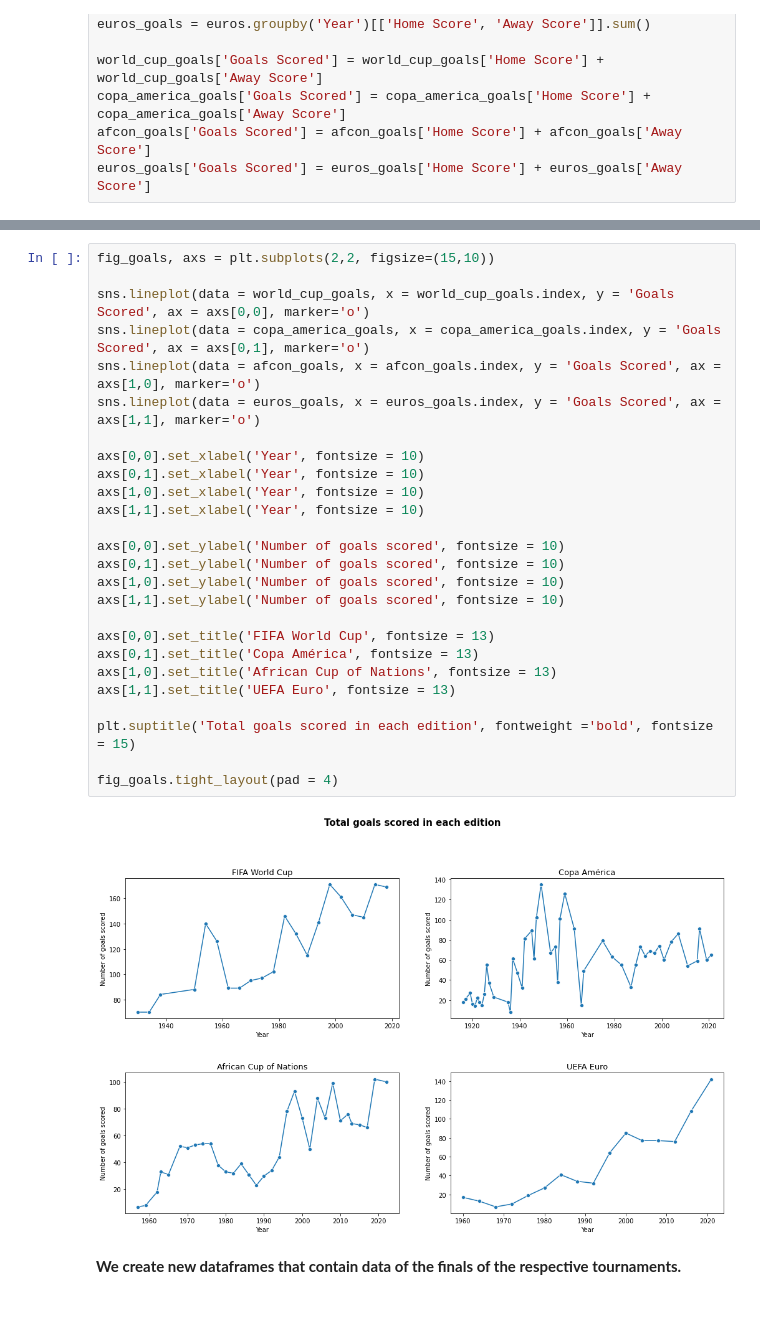
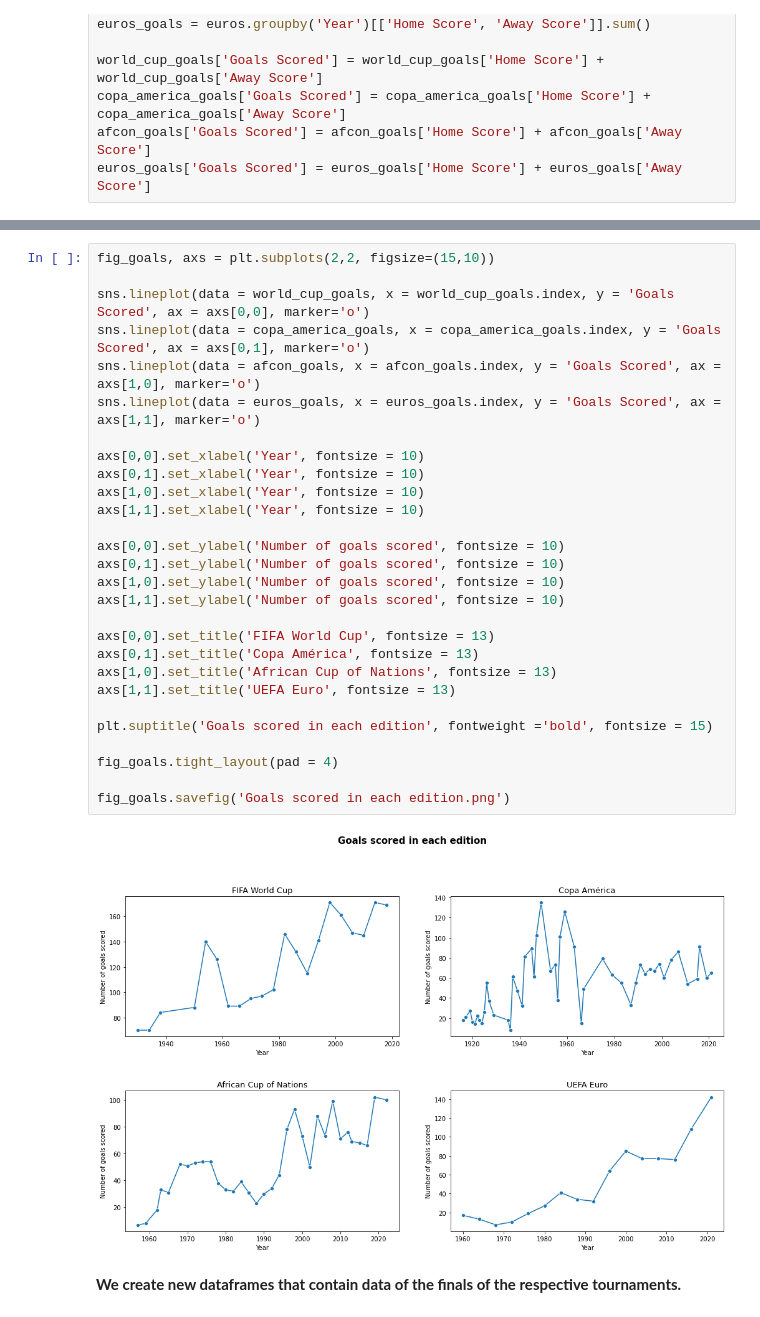
Before and after one commit to hamza-shakir/international-football-dashboard, a Jupyter notebook: home-advantage-in-football.ipynb, the cells around one changed output, grey strips where cells are left out. Drawn from its saved outputs; the diff is of its cells as text.

```diff
--- a/home-advantage-in-football.ipynb
+++ b/home-advantage-in-football.ipynb
@@ -170,31 +217,33 @@ Text(0.5, 0.98, 'Total goals scored in each edition')
 # %%
 fig_goals, axs = plt.subplots(2,2, figsize=(15,10))
 
 sns.lineplot(data = world_cup_goals, x = world_cup_goals.index, y = 'Goals Scored', ax = axs[0,0], marker='o')
 sns.lineplot(data = copa_america_goals, x = copa_america_goals.index, y = 'Goals Scored', ax = axs[0,1], marker='o')
 sns.lineplot(data = afcon_goals, x = afcon_goals.index, y = 'Goals Scored', ax = axs[1,0], marker='o')
 sns.lineplot(data = euros_goals, x = euros_goals.index, y = 'Goals Scored', ax = axs[1,1], marker='o')
 
 axs[0,0].set_xlabel('Year', fontsize = 10)
 axs[0,1].set_xlabel('Year', fontsize = 10)
 axs[1,0].set_xlabel('Year', fontsize = 10)
 axs[1,1].set_xlabel('Year', fontsize = 10)
 
 axs[0,0].set_ylabel('Number of goals scored', fontsize = 10)
 axs[0,1].set_ylabel('Number of goals scored', fontsize = 10)
 axs[1,0].set_ylabel('Number of goals scored', fontsize = 10)
 axs[1,1].set_ylabel('Number of goals scored', fontsize = 10)
 
 axs[0,0].set_title('FIFA World Cup', fontsize = 13)
 axs[0,1].set_title('Copa América', fontsize = 13)
 axs[1,0].set_title('African Cup of Nations', fontsize = 13)
 axs[1,1].set_title('UEFA Euro', fontsize = 13)
 
-plt.suptitle('Total goals scored in each edition', fontweight ='bold', fontsize = 15)
+plt.suptitle('Goals scored in each edition', fontweight ='bold', fontsize = 15)
 
 fig_goals.tight_layout(pad = 4)
+
+fig_goals.savefig('Goals scored in each edition.png')
 # %% [output]
-[figure, old version]
+[figure, new version]
 # %% [markdown]
 **We create new dataframes that contain data of the finals of the respective tournaments.**
 # %%
```
Also changed, not shown: parts of 7 cells of this notebook.
